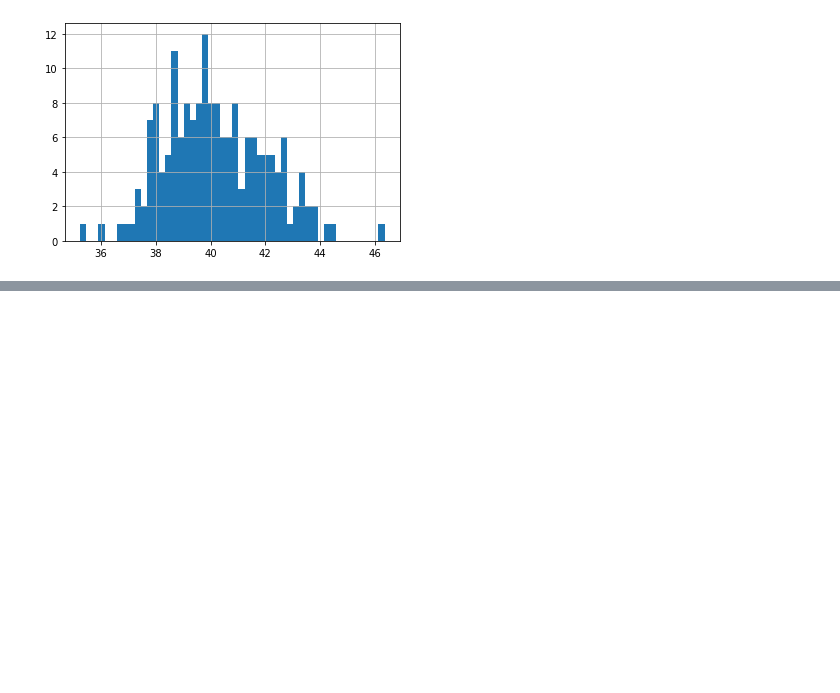
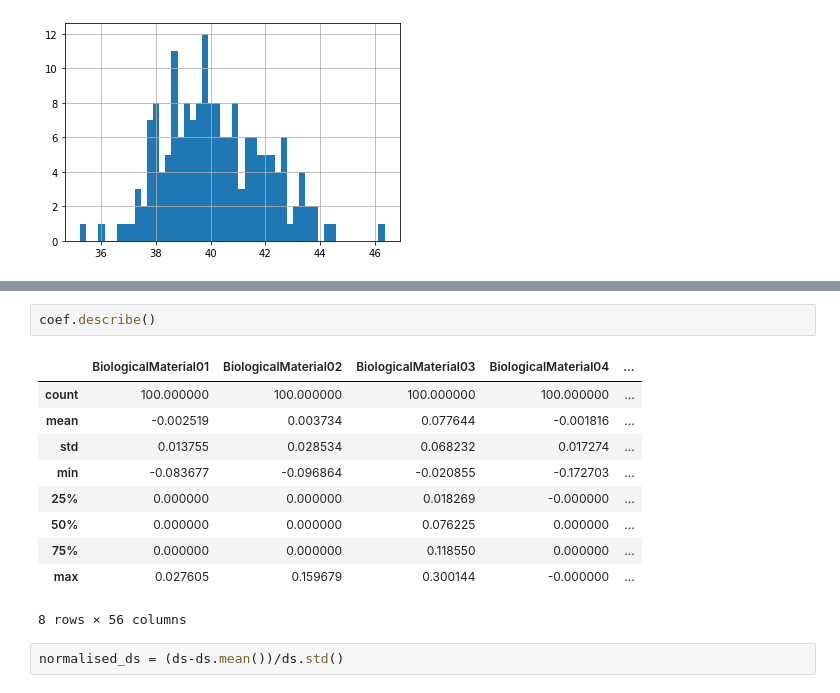
Before and after one commit to imrogerjiang/applied-predictive-modelling, a Jupyter notebook: CH6_3.ipynb, the cells around one changed output, grey strips where cells are left out. Cells and saved outputs as stored; diff of their text form; blank space fills up the shorter version.

```diff
--- a/CH6_3.ipynb
+++ b/CH6_3.ipynb
@@ -98,0 +162,15 @@ dtype: int64
+# %%
+coef.describe()
+# %% [output]
+|  | BiologicalMaterial01 | BiologicalMaterial02 | BiologicalMaterial03 | BiologicalMaterial04 | ... |
+| count | 100.000000 | 100.000000 | 100.000000 | 100.000000 | ... |
+| mean | -0.002519 | 0.003734 | 0.077644 | -0.001816 | ... |
+| std | 0.013755 | 0.028534 | 0.068232 | 0.017274 | ... |
+| min | -0.083677 | -0.096864 | -0.020855 | -0.172703 | ... |
+| 25% | 0.000000 | 0.000000 | 0.018269 | -0.000000 | ... |
+| 50% | 0.000000 | 0.000000 | 0.076225 | 0.000000 | ... |
+| 75% | 0.000000 | 0.000000 | 0.118550 | 0.000000 | ... |
+| max | 0.027605 | 0.159679 | 0.300144 | -0.000000 | ... |
+8 rows × 56 columns
+# %%
+normalised_ds = (ds-ds.mean())/ds.std()
```
Also changed, not shown: parts of 18 cells of this notebook.
